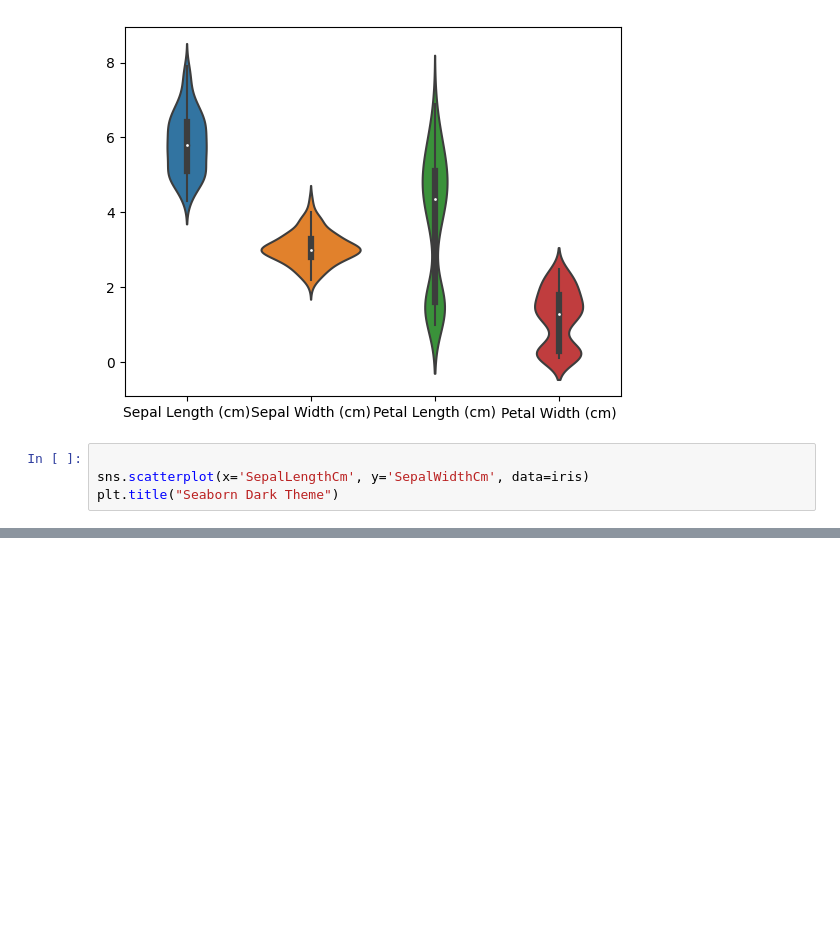
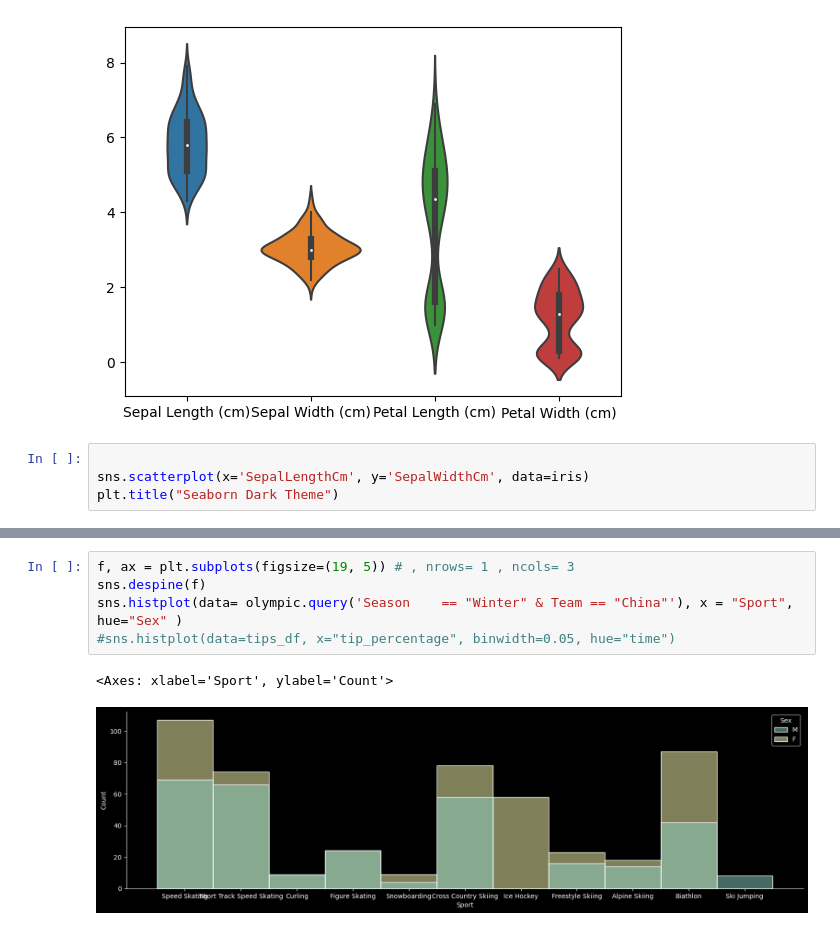
Before and after one commit to Vitalyastiy/cheat-python, a Jupyter notebook: viz/Seaborn_шпаргалка по графикам.ipynb, the cells around one changed output, grey strips where cells are left out. Saved outputs shown, nothing was run; the diff lists cells and outputs as text; blank space fills up the shorter version.

```diff
--- a/viz/Seaborn_шпаргалка по графикам.ipynb
+++ b/viz/Seaborn_шпаргалка по графикам.ipynb
@@ -202,0 +192,8 @@ This will become an error in seaborn v0.14.0; please update your code.
+# %%
+f, ax = plt.subplots(figsize=(19, 5)) # , nrows= 1 , ncols= 3
+sns.despine(f)
+sns.histplot(data= olympic.query('Season	== "Winter" & Team == "China"'), x = "Sport", hue="Sex" )
+#sns.histplot(data=tips_df, x="tip_percentage", binwidth=0.05, hue="time")
+# %% [output]
+<Axes: xlabel='Sport', ylabel='Count'>
+[figure, added]
```
Also changed, not shown: parts of 3 cells of this notebook.
